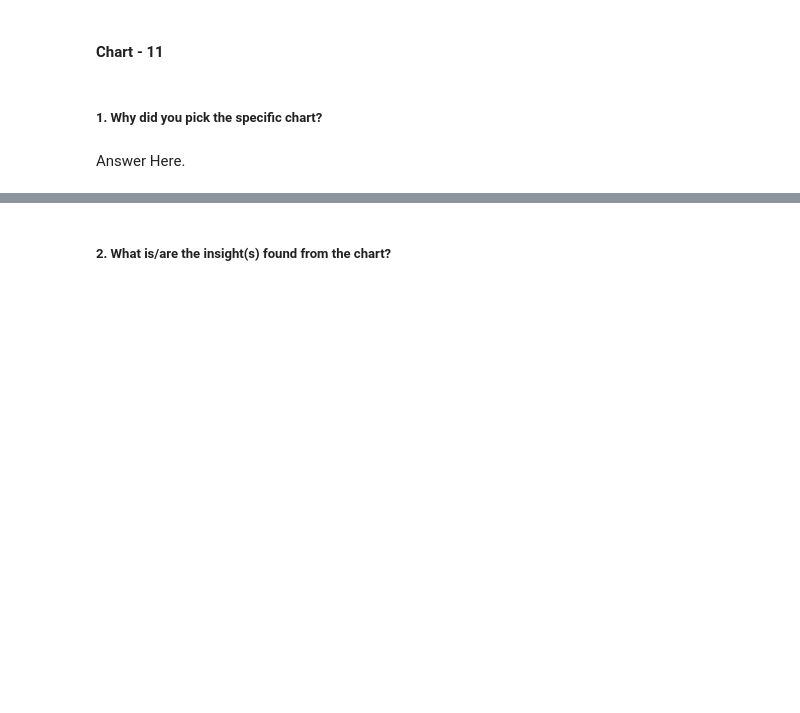
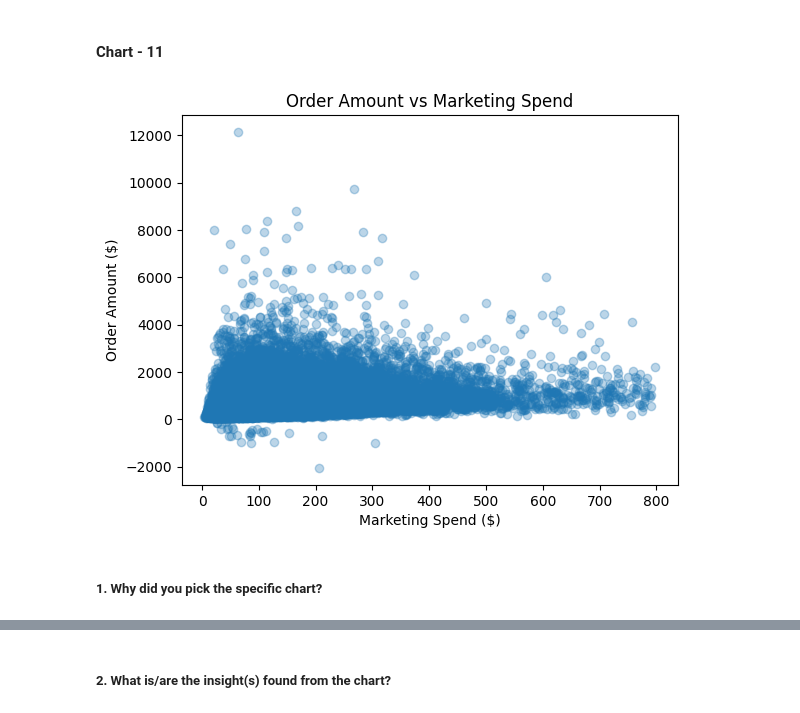
Before and after one commit to Vansh-172/EDA-CAPSTONE-PROJECT, a Jupyter notebook: Vansh_Goyal_EDA_Capstone_Project_Submission.ipynb, the cells around one changed output, grey strips where cells are left out. Saved outputs shown, nothing was run; the diff lists cells and outputs as text; code cells hidden in the pictures; blank space fills up the shorter version.

```diff
--- a/Vansh_Goyal_EDA_Capstone_Project_Submission.ipynb
+++ b/Vansh_Goyal_EDA_Capstone_Project_Submission.ipynb
@@ -264,6 +262,9 @@ Answer Here.
 # %% [markdown]
 #### Chart - 1
 # %%
+df['Year']=df['Order_Date'].dt.year
+df['Month']=df['Order_Date'].dt.month
+df['Year_Month']=df['Order_Date'].dt.to_period('M')
 yoy_sales = df.groupby(['Year', 'Month'])['Amount'].sum().reset_index()
 plt.figure(figsize=(11, 5))
 sns.lineplot(data=yoy_sales, x='Month', y='Amount', hue='Year', marker='o', palette='dark', linewidth=2)
@@ -344,6 +345,7 @@ Justification: The slope from December 2022 to February 2023 shows a sharp fall,
 # %%
 # Chart - 3 visualization code
 # Aggregate boxes shipped by day of the week
+df['Day_of_Week'] = df['Order_Date'].dt.day_name()
 day_order = ['Monday', 'Tuesday', 'Wednesday', 'Thursday', 'Friday', 'Saturday', 'Sunday']
 weekday_sales = df.groupby('Day_of_Week')['Boxes_Shipped'].mean().reindex(day_order)
 
@@ -637,4 +647,11 @@ Answer Here
+# %%
+# Chart - 11 visualization code
+plt.scatter(df['Marketing_Spend'], df['Amount'], alpha=0.3)
+plt.title('Order Amount vs Marketing Spend')
+plt.xlabel('Marketing Spend ($)')
+plt.ylabel('Order Amount ($)')
+plt.show()
+# %% [output]
+[figure, added]
 # %% [markdown]
 ##### 1. Why did you pick the specific chart?
-# %% [markdown]
-Answer Here.
```
Also changed, not shown: parts of 37 cells of this notebook.
